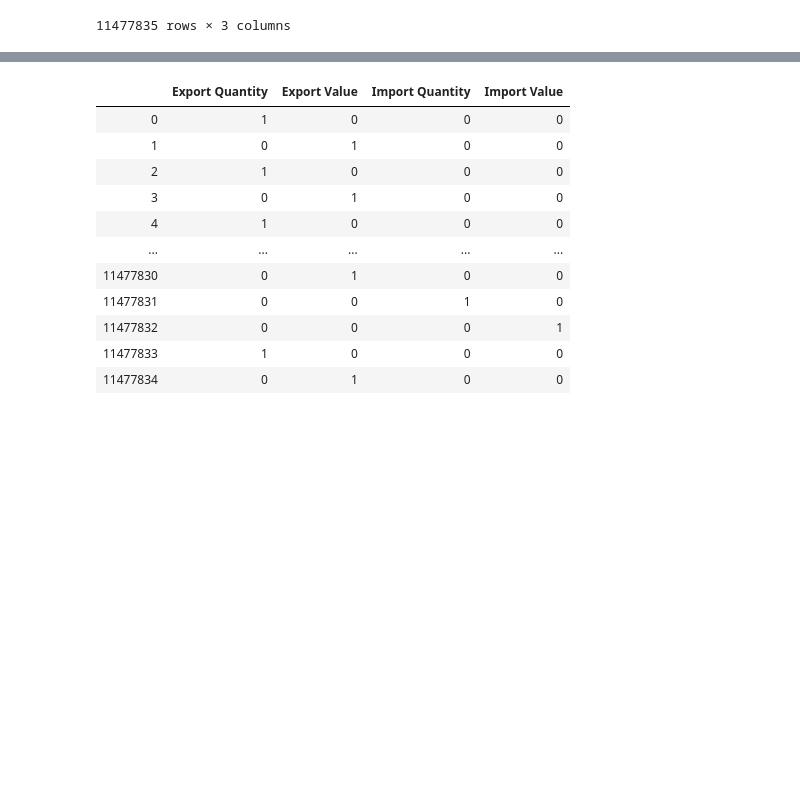
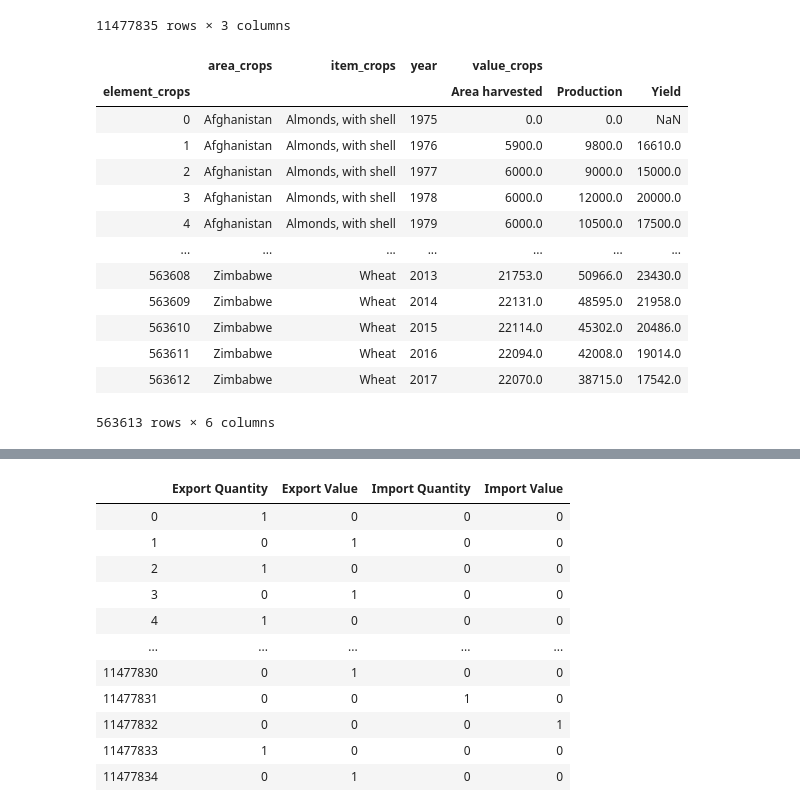
Before and after one commit to dsalathe/jurassic-spark, a Jupyter notebook: DataStories.ipynb, the cells around one changed output, grey strips where cells are left out. Saved outputs shown, nothing was run; the diff lists cells and outputs as text; code cells hidden in the pictures; blank space fills up the shorter version.

```diff
--- a/DataStories.ipynb
+++ b/DataStories.ipynb
@@ -64,3 +68,20 @@ df_crops_dummy
 11477835 rows × 3 columns
 # %%
 df_trades_dummy = pd.get_dummies(unpickled_df.element_trades)
+# %%
+pd.pivot_table(unpickled_df,values=['value_crops'],index=['area_crops','item_crops','year'],columns=['element_crops']).reset_index()
+# %% [output]
+|  | area_crops | item_crops | year | value_crops |  |  |
+| element_crops |  |  |  | Area harvested | Production | Yield |
+| 0 | Afghanistan | Almonds, with shell | 1975 | 0.0 | 0.0 | NaN |
+| 1 | Afghanistan | Almonds, with shell | 1976 | 5900.0 | 9800.0 | 16610.0 |
+| 2 | Afghanistan | Almonds, with shell | 1977 | 6000.0 | 9000.0 | 15000.0 |
+| 3 | Afghanistan | Almonds, with shell | 1978 | 6000.0 | 12000.0 | 20000.0 |
+| 4 | Afghanistan | Almonds, with shell | 1979 | 6000.0 | 10500.0 | 17500.0 |
+| ... | ... | ... | ... | ... | ... | ... |
+| 563608 | Zimbabwe | Wheat | 2013 | 21753.0 | 50966.0 | 23430.0 |
+| 563609 | Zimbabwe | Wheat | 2014 | 22131.0 | 48595.0 | 21958.0 |
+| 563610 | Zimbabwe | Wheat | 2015 | 22114.0 | 45302.0 | 20486.0 |
+| 563611 | Zimbabwe | Wheat | 2016 | 22094.0 | 42008.0 | 19014.0 |
+| 563612 | Zimbabwe | Wheat | 2017 | 22070.0 | 38715.0 | 17542.0 |
+563613 rows × 6 columns
```
Also changed, not shown: parts of 4 cells of this notebook.
